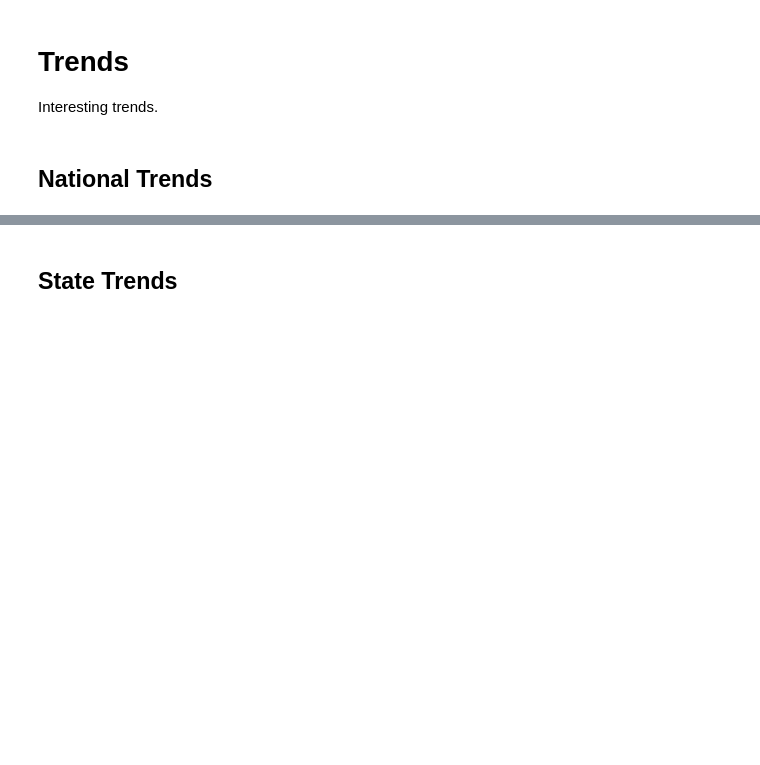
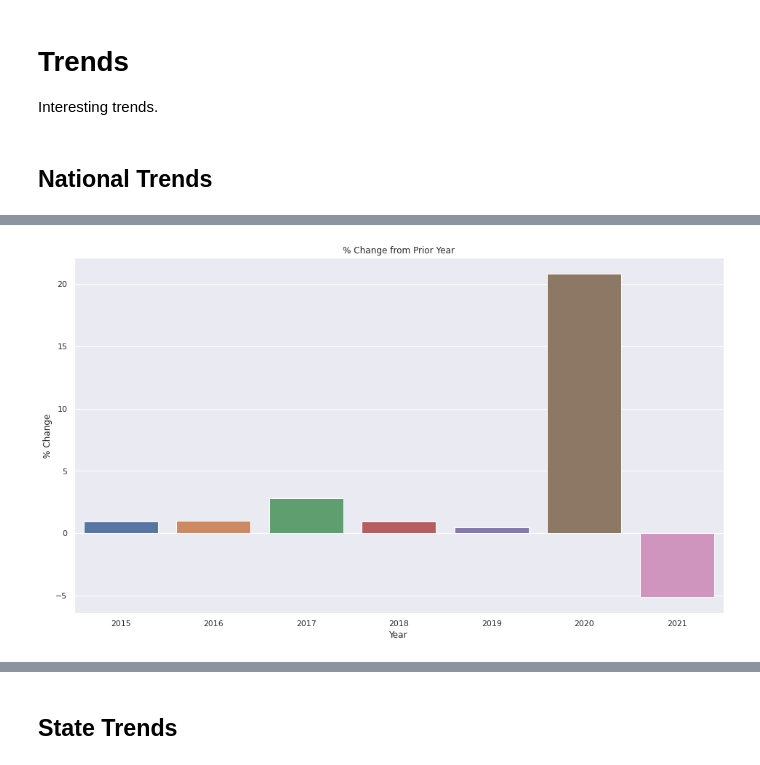
Before and after one commit to codeforkjeff/covid-19-stats, a Jupyter notebook: notebooks/Trends.ipynb, the cells around one changed output, grey strips where cells are left out. Cells and saved outputs as stored; diff of their text form; code cells hidden in the pictures; blank space fills up the shorter version.

```diff
--- a/notebooks/Trends.ipynb
+++ b/notebooks/Trends.ipynb
@@ -121,0 +119,19 @@ pyplot.xticks(
+# %%
+# % Change in Deaths from Previous Year
+
+join = df.copy()
+join['Year'] = join['Year'] + 1
+joined = df.merge(join, on="Year", suffixes=["", "PriorYear"])
+
+joined['Delta'] = (joined['Deaths'] - joined['DeathsPriorYear']) / joined['DeathsPriorYear'] * 100.0
+joined
+
+fig, ax = pyplot.subplots(1, 1, figsize=[16, 9])
+
+chart = sns.barplot(x="Year", y="Delta", data=joined, ax=ax)
+chart.set(title='% Change from Prior Year')
+chart.set_ylabel("% Change")
+
+None
+# %% [output]
+[figure, added]
```
Also changed, not shown: parts of 7 cells of this notebook.
